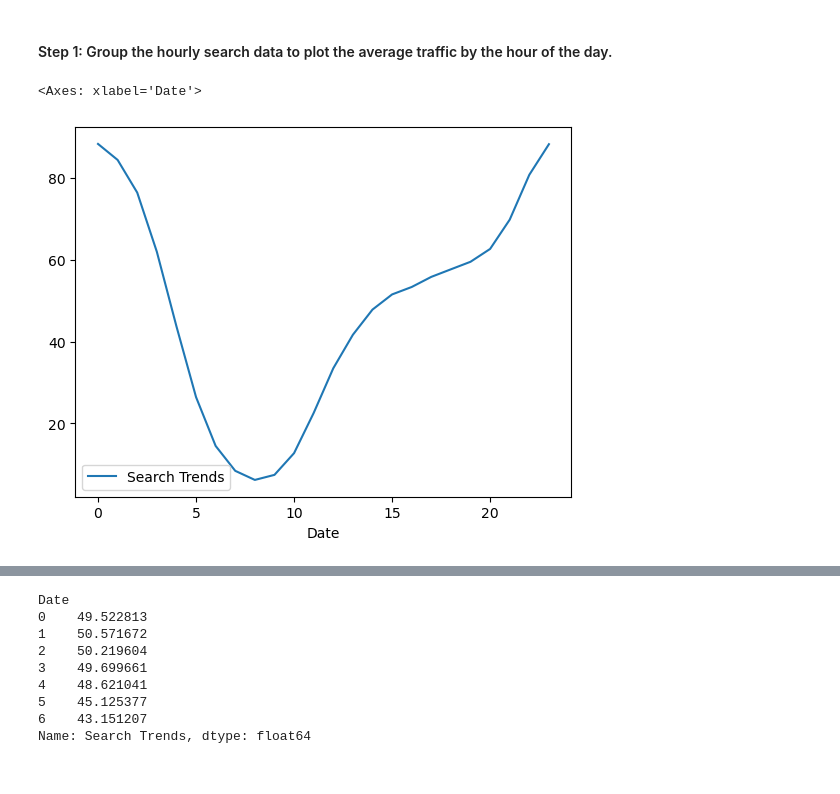
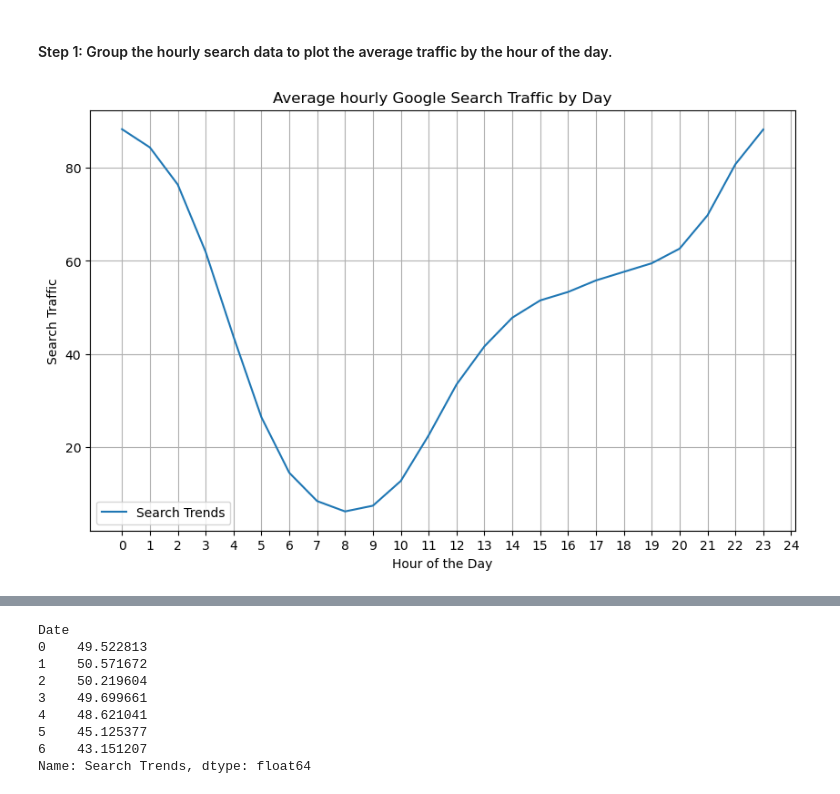
Before and after one commit to silas-ph/prophet-challenge, a Jupyter notebook: forecasting_net_prophet.ipynb, the cells around one changed output, grey strips where cells are left out. Drawn from its saved outputs; the diff is of its cells as text; code cells hidden in the pictures.

```diff
--- a/forecasting_net_prophet.ipynb
+++ b/forecasting_net_prophet.ipynb
@@ -303,6 +239,16 @@ To that end, you want to mine the search traffic data for predictable seasonal p
 #### Step 1: Group the hourly search data to plot the average traffic by the hour of the day.
 # %%
 # Group the hourly search data to plot the average traffic by the day of week
+hours = [hour for hour in range(25)]
+average_hourly_traffic = (
+    df_mercado_trends.groupby(df_mercado_trends.index.hour)
+    .mean()
+    .plot(
+        title="Average hourly Google Search Traffic by Day",
+        xlabel="Hour of the Day",
+        ylabel="Search Traffic",
+        xticks=hours,
+        grid=True,
+        figsize=(10, 6),))
 # %% [output]
-<Axes: xlabel='Date'>
-[figure, old version]
+[figure, new version]
```
Also changed, not shown: parts of 31 cells of this notebook, 1 other file.
